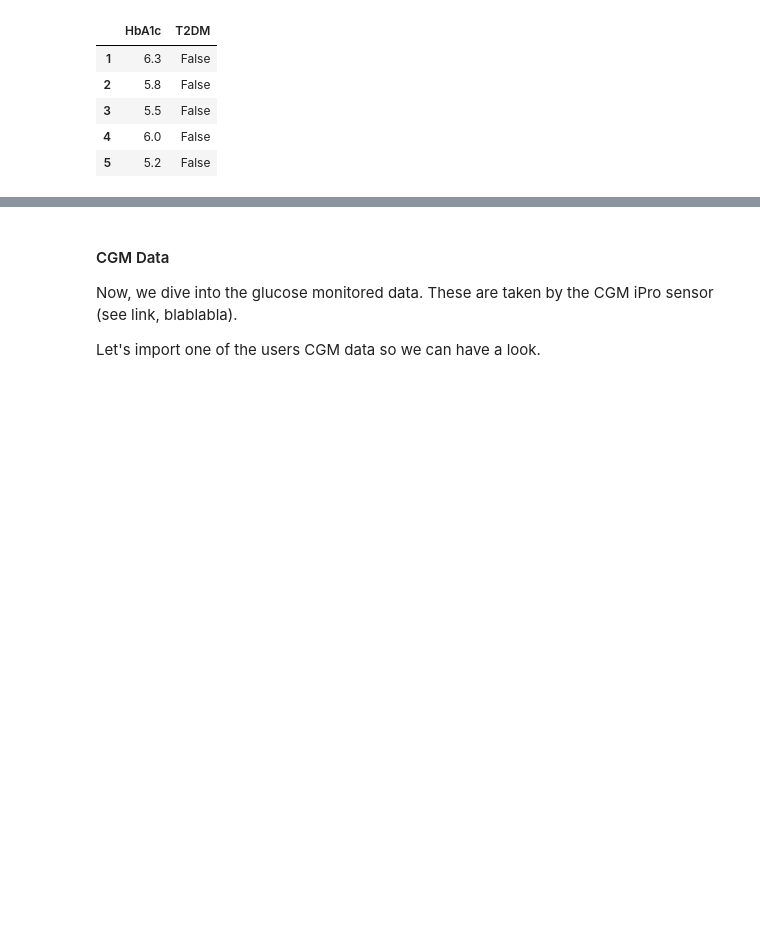
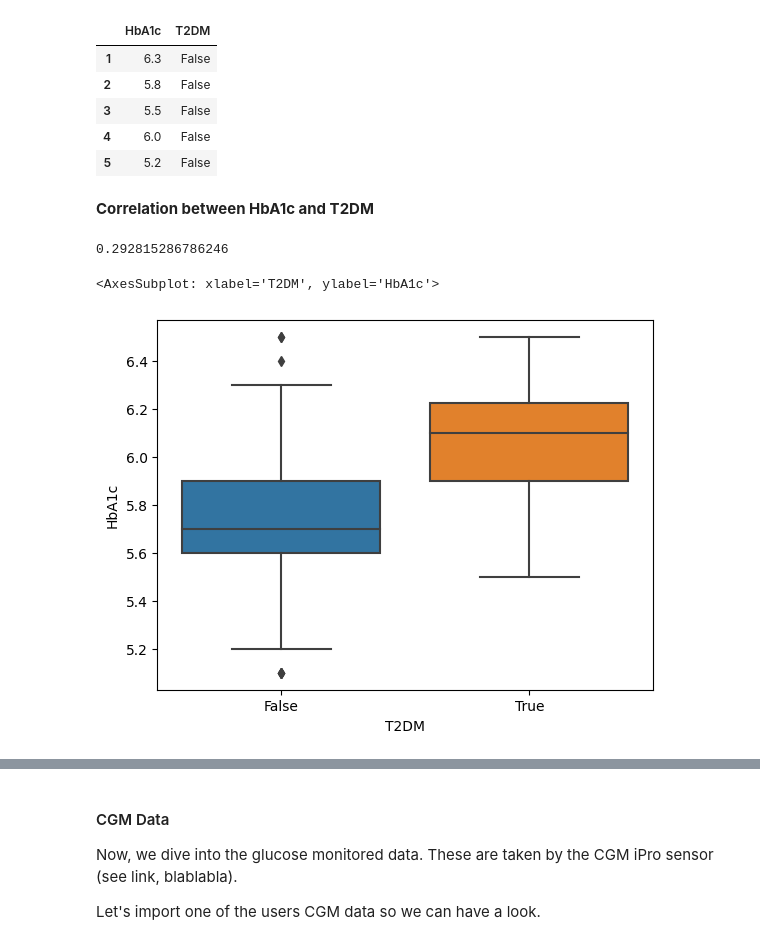
Before and after one commit to AlexandreChaussard/Datacamp-Project, a Jupyter notebook: DT2_starting_kit.ipynb, the cells around one changed output, grey strips where cells are left out. Drawn from its saved outputs; the diff is of its cells as text; code cells hidden in the pictures; blank space fills up the shorter version.

```diff
--- a/DT2_starting_kit.ipynb
+++ b/DT2_starting_kit.ipynb
@@ -118,3 +124,14 @@ df_hba1c.head()
 | 3 | 5.5 | False |
 | 4 | 6.0 | False |
 | 5 | 5.2 | False |
+# %% [markdown]
+**Correlation between HbA1c and T2DM**
+# %%
+df_hba1c["HbA1c"].corr(df_hba1c["T2DM"])
+# %% [output]
+0.292815286786246
+# %%
+sns.boxplot(data=df_hba1c, x="T2DM", y = "HbA1c")
+# %% [output]
+<AxesSubplot: xlabel='T2DM', ylabel='HbA1c'>
+[figure, added]
```
Also changed, not shown: parts of 14 cells of this notebook.
